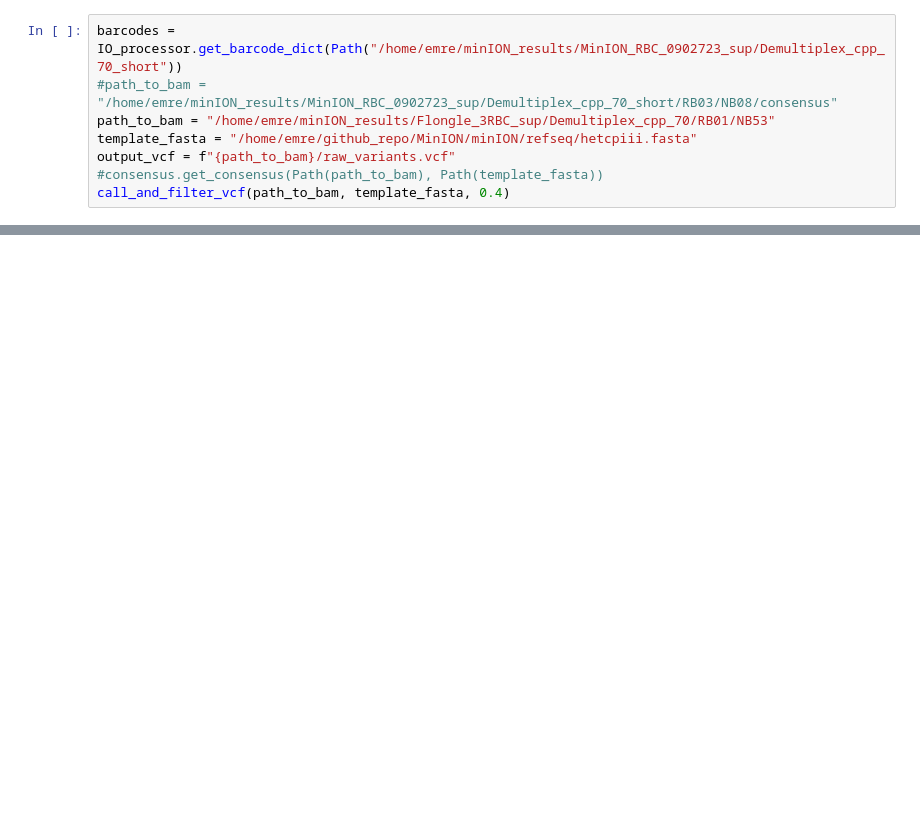
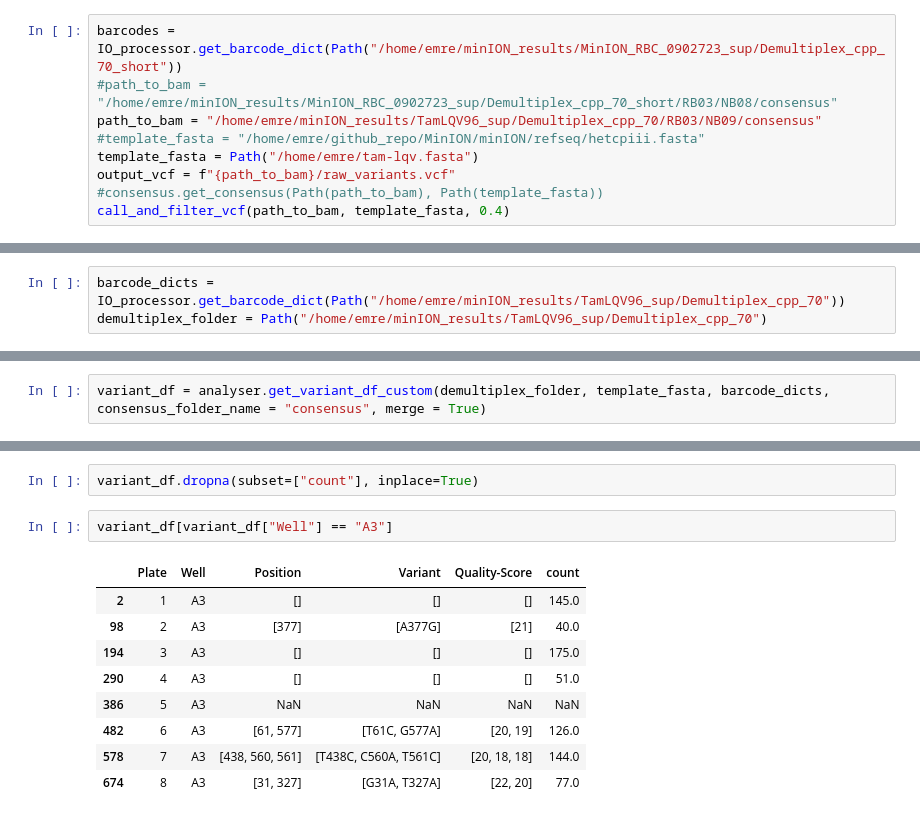
Before and after one commit to fhalab/LevSeq, a Jupyter notebook: examples/test_consensus.ipynb, the cells around one changed output, grey strips where cells are left out. Drawn from its saved outputs; the diff is of its cells as text; blank space fills up the shorter version.

```diff
--- a/examples/test_consensus.ipynb
+++ b/examples/test_consensus.ipynb
@@ -173,8 +201,9 @@ def extract_mutations_from_vcf(vcf_file):
 # %%
 barcodes = IO_processor.get_barcode_dict(Path("/home/emre/minION_results/MinION_RBC_0902723_sup/Demultiplex_cpp_70_short"))
 #path_to_bam = "/home/emre/minION_results/MinION_RBC_0902723_sup/Demultiplex_cpp_70_short/RB03/NB08/consensus"
-path_to_bam = "/home/emre/minION_results/Flongle_3RBC_sup/Demultiplex_cpp_70/RB01/NB53"
-template_fasta = "/home/emre/github_repo/MinION/minION/refseq/hetcpiii.fasta"
+path_to_bam = "/home/emre/minION_results/TamLQV96_sup/Demultiplex_cpp_70/RB03/NB09/consensus"
+#template_fasta = "/home/emre/github_repo/MinION/minION/refseq/hetcpiii.fasta"
+template_fasta = Path("/home/emre/tam-lqv.fasta")
 output_vcf = f"{path_to_bam}/raw_variants.vcf"
 #consensus.get_consensus(Path(path_to_bam), Path(template_fasta))
 call_and_filter_vcf(path_to_bam, template_fasta, 0.4)
@@ -522,0 +386,3 @@ freq_dist.iloc[80:120]
+# %%
+barcode_dicts = IO_processor.get_barcode_dict(Path("/home/emre/minION_results/TamLQV96_sup/Demultiplex_cpp_70"))
+demultiplex_folder = Path("/home/emre/minION_results/TamLQV96_sup/Demultiplex_cpp_70")
@@ -522,0 +391,2 @@ freq_dist.iloc[80:120]
+# %%
+variant_df = analyser.get_variant_df_custom(demultiplex_folder, template_fasta, barcode_dicts, consensus_folder_name = "consensus", merge = True)
@@ -522,0 +408,14 @@ freq_dist.iloc[80:120]
+# %%
+variant_df.dropna(subset=["count"], inplace=True)
+# %%
+variant_df[variant_df["Well"] == "A3"]
+# %% [output]
+|  | Plate | Well | Position | Variant | Quality-Score | count |
+| 2 | 1 | A3 | [] | [] | [] | 145.0 |
+| 98 | 2 | A3 | [377] | [A377G] | [21] | 40.0 |
+| 194 | 3 | A3 | [] | [] | [] | 175.0 |
+| 290 | 4 | A3 | [] | [] | [] | 51.0 |
+| 386 | 5 | A3 | NaN | NaN | NaN | NaN |
+| 482 | 6 | A3 | [61, 577] | [T61C, G577A] | [20, 19] | 126.0 |
+| 578 | 7 | A3 | [438, 560, 561] | [T438C, C560A, T561C] | [20, 18, 18] | 144.0 |
+| 674 | 8 | A3 | [31, 327] | [G31A, T327A] | [22, 20] | 77.0 |
```
Also changed, not shown: parts of 42 cells of this notebook, 3 other files.
